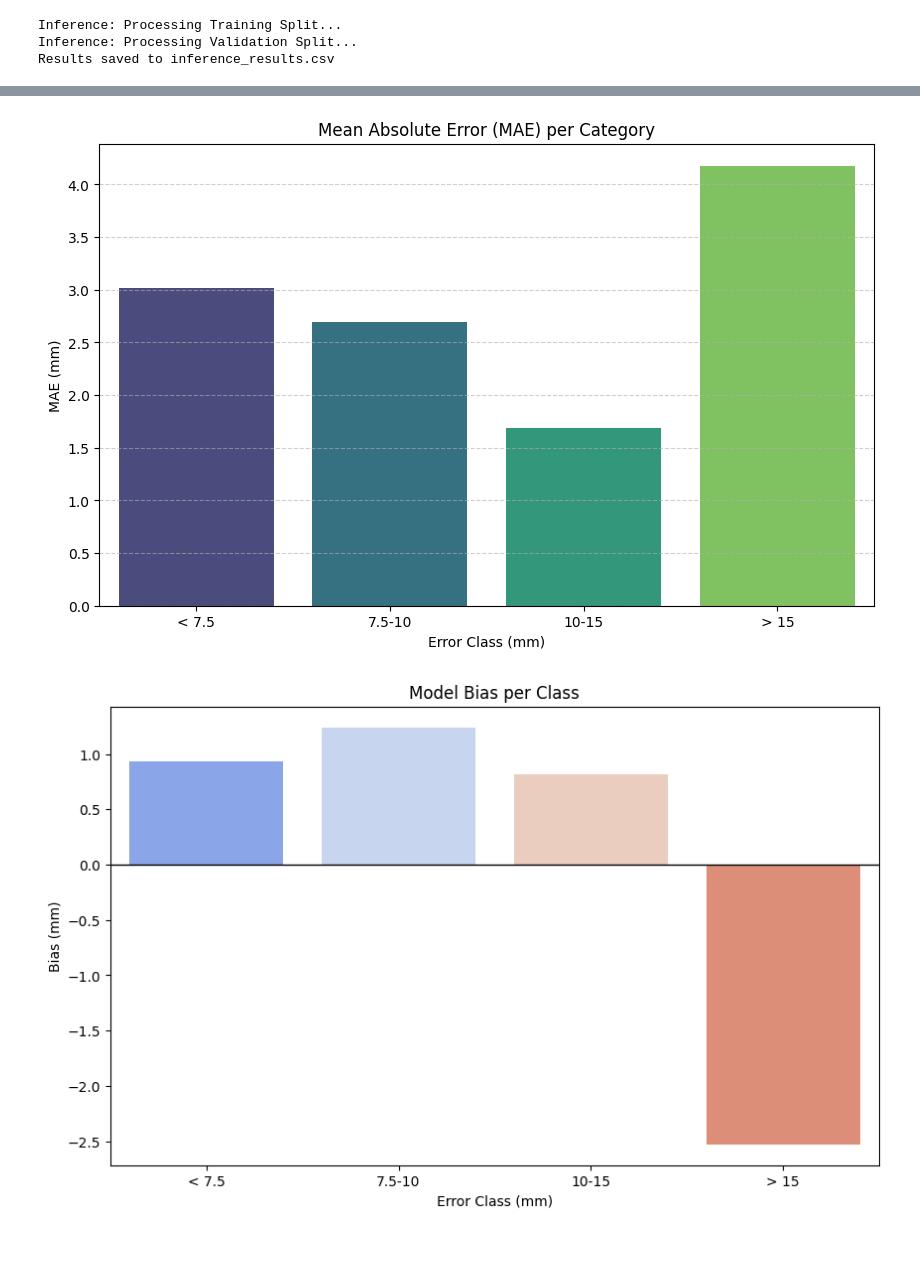
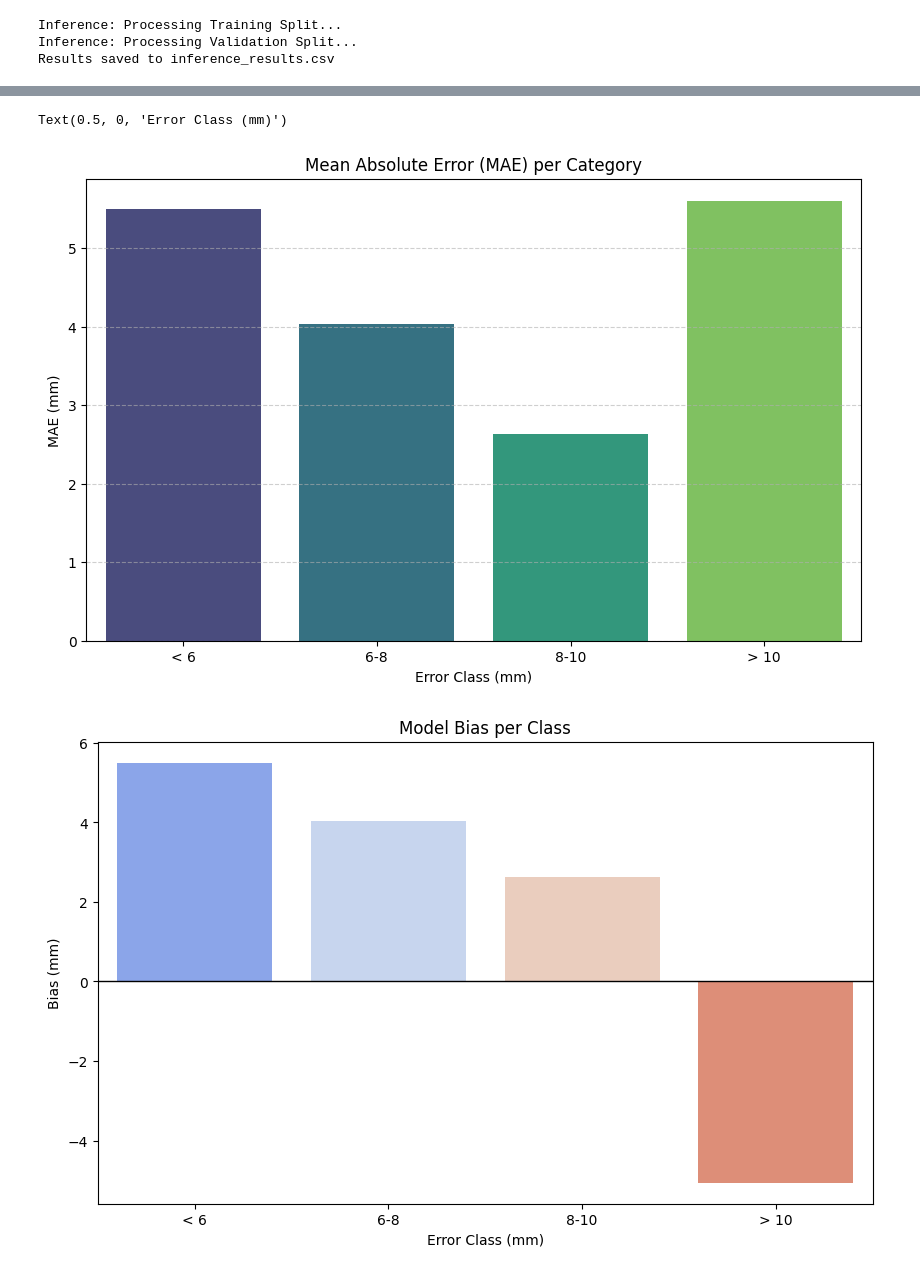
Before and after one commit to alvannauval/pointnet_pytorch_reflective, a Jupyter notebook: testing.ipynb, the cells around one changed output, grey strips where cells are left out. Cells and saved outputs as stored; diff of their text form; code cells hidden in the pictures; blank space fills up the shorter version.

```diff
--- a/testing.ipynb
+++ b/testing.ipynb
@@ -552,9 +535,15 @@ ax1.grid(True, linestyle='--', alpha=0.7)
 # ==========================================
 
 # 1. Define your bins and labels
-# We use np.inf to catch everything above 15mm
-bins = [0, 7.5, 10, 15, np.inf]
-labels = ['< 7.5', '7.5-10', '10-15', '> 15']
+
+bins = [0, 7.5, 10, 15, np.inf] # workpiece1
+labels = ['< 7.5', '7.5-10', '10-15', '> 15'] # workpiece1
+bins = [0, 6, 8, 10, np.inf] # square_flange
+
+
+# bins = [0, 20, 24, 30, np.inf] #workpiece31
+# labels = ['< 20', '20-24', '24-30', '> 30'] #workpiece31
+labels = ['< 6', '6-8', '8-10', '> 10'] #square_flange
 
 # 2. Categorize the ground truth into classes
 df['Error_Class'] = pd.cut(df['GroundTruth_CD'], bins=bins, labels=labels)
@@ -599,12 +588,13 @@ plt.xlabel('Error Class (mm)')
 Passing `palette` without assigning `hue` is deprecated and will be removed in v0.14.0. Assign the `x` variable to `hue` and set `legend=False` for the same effect.
 
   sns.barplot(data=class_analysis, x='Error_Class', y='MAE (mm)', palette='viridis')
 
 Passing `palette` without assigning `hue` is deprecated and will be removed in v0.14.0. Assign the `x` variable to `hue` and set `legend=False` for the same effect.
 
   sns.barplot(data=class_analysis, x='Error_Class', y='Bias (mm)', palette='coolwarm')
+Text(0.5, 0, 'Error Class (mm)')
-[figure, old version]
+[figure, new version]
-[figure, old version]
+[figure, new version]
 # %%
 # Cell 8
 # ==========================================
```
Also changed, not shown: parts of 11 cells of this notebook, 21 other files.
